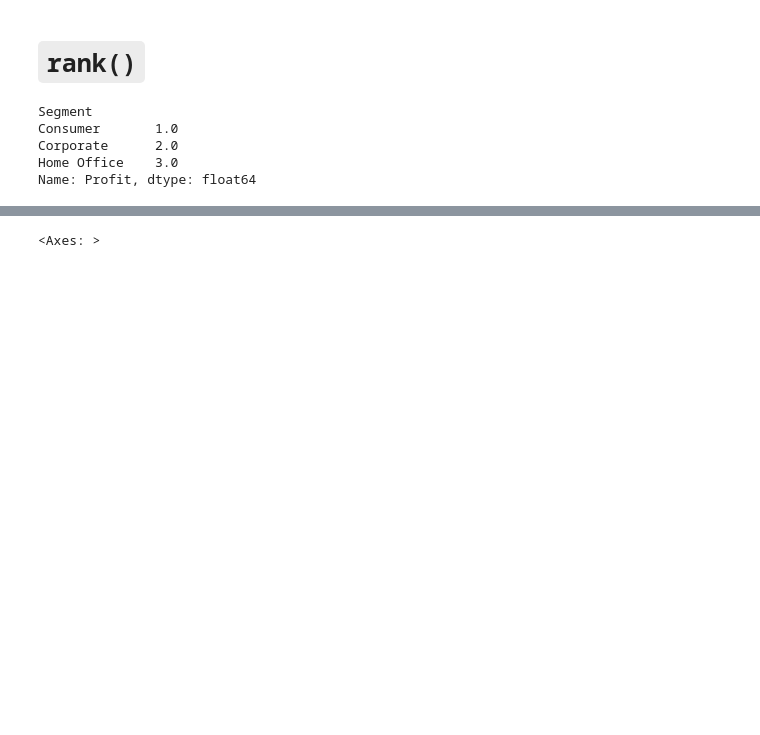
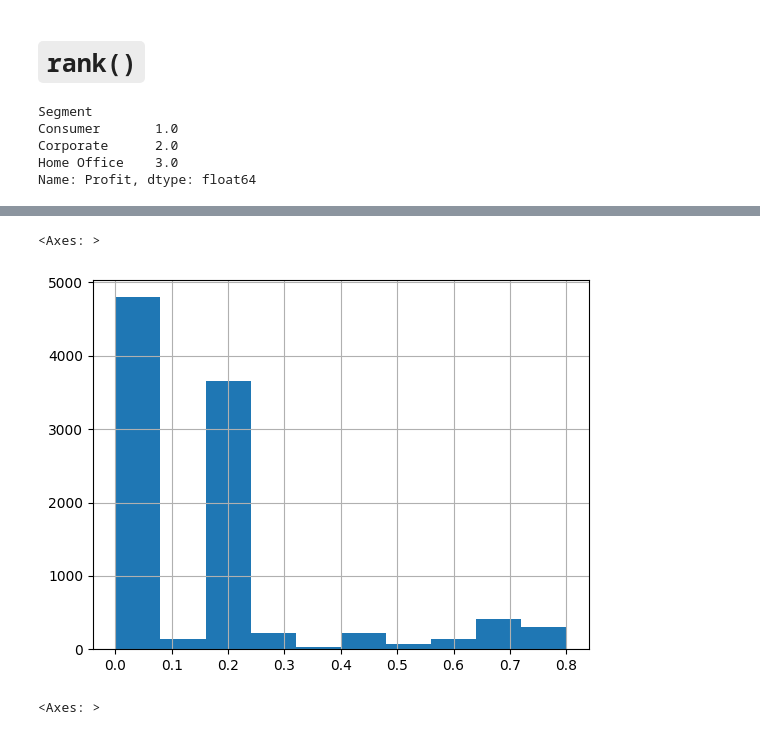
Before and after one commit to MaCoZu/Python, a Jupyter notebook: NOTEBOOKS/pandas/00_data_analysis_in_pandas.ipynb, the cells around one changed output, grey strips where cells are left out. Drawn from its saved outputs; the diff is of its cells as text; code cells hidden in the pictures; blank space fills up the shorter version.

```diff
--- a/NOTEBOOKS/pandas/00_data_analysis_in_pandas.ipynb
+++ b/NOTEBOOKS/pandas/00_data_analysis_in_pandas.ipynb
@@ -346,3 +338,12 @@ Name: Profit, dtype: float64
+# %%
+# unified pandas plot method
+df["Discount"].plot(kind='hist', bins=10)
+
+# shorter convinence method
+# df["Discount"].hist(bins=10)
+# %% [output]
+<Axes: >
+[figure, added]
 # %%
 # df["Discount"].hist()
 df.query("Sales < 500")["Sales"].hist(bins=25, edgecolor="white")
```
Also changed, not shown: parts of 14 cells of this notebook.
